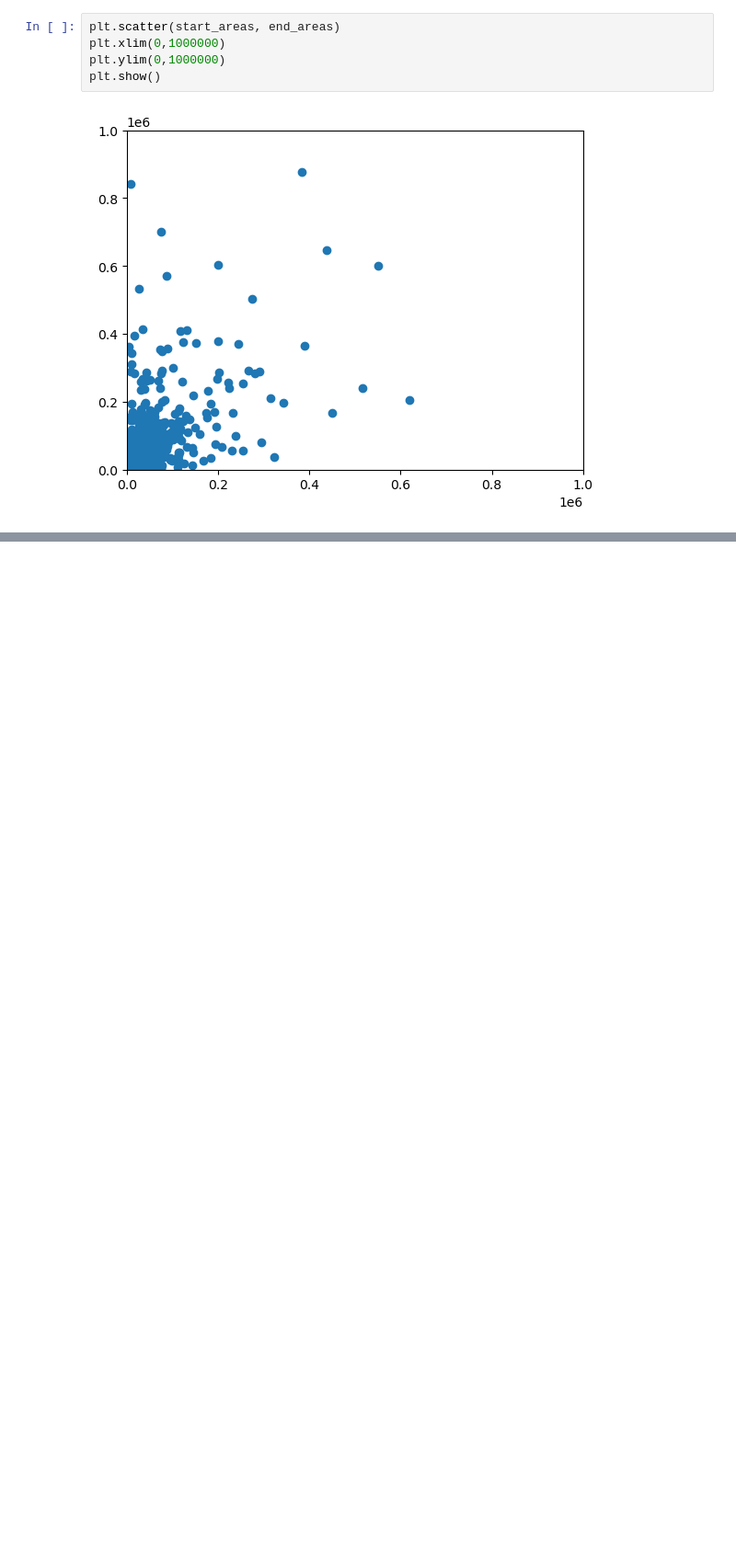
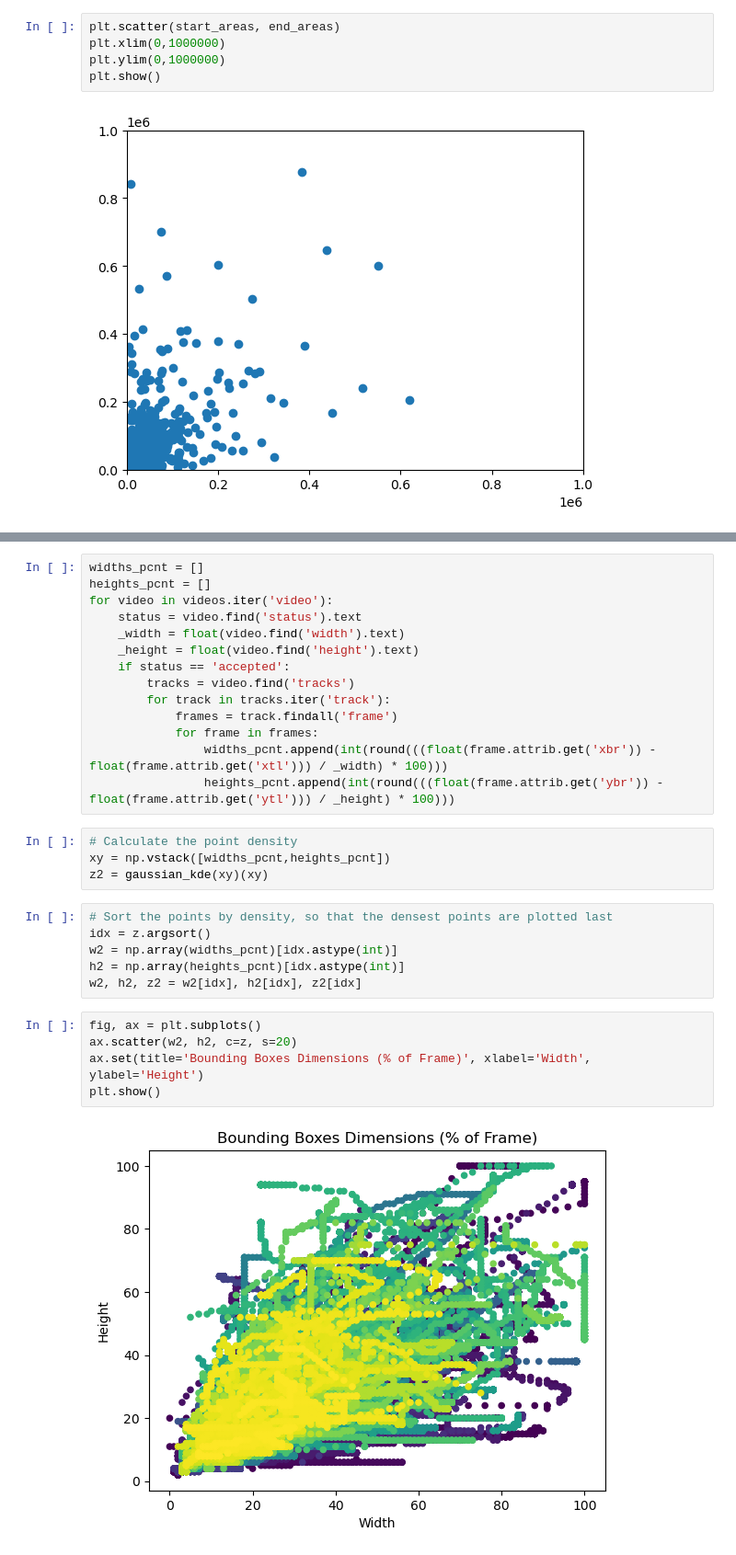
Before and after one commit to asandvik/Thesis, a Jupyter notebook: 1_Preprocessing/dataset_analysis.ipynb, the cells around one changed output, grey strips where cells are left out. Shown: that part at 92% size. Saved outputs shown, nothing was run; the diff lists cells and outputs as text; blank space fills up the shorter version.

```diff
--- a/1_Preprocessing/dataset_analysis.ipynb
+++ b/1_Preprocessing/dataset_analysis.ipynb
@@ -219,0 +252,31 @@ plt.show()
+# %%
+widths_pcnt = []
+heights_pcnt = []
+for video in videos.iter('video'):
+    status = video.find('status').text
+    _width = float(video.find('width').text)
+    _height = float(video.find('height').text)
+    if status == 'accepted':
+        tracks = video.find('tracks')
+        for track in tracks.iter('track'):
+            frames = track.findall('frame')
+            for frame in frames:
+                widths_pcnt.append(int(round(((float(frame.attrib.get('xbr')) - float(frame.attrib.get('xtl'))) / _width) * 100)))
+                heights_pcnt.append(int(round(((float(frame.attrib.get('ybr')) - float(frame.attrib.get('ytl'))) / _height) * 100)))
+# %%
+# Calculate the point density
+xy = np.vstack([widths_pcnt,heights_pcnt])
+z2 = gaussian_kde(xy)(xy)
+# %%
+# Sort the points by density, so that the densest points are plotted last
+idx = z.argsort()
+w2 = np.array(widths_pcnt)[idx.astype(int)]
+h2 = np.array(heights_pcnt)[idx.astype(int)]
+w2, h2, z2 = w2[idx], h2[idx], z2[idx]
+# %%
+fig, ax = plt.subplots()
+ax.scatter(w2, h2, c=z, s=20)
+ax.set(title='Bounding Boxes Dimensions (% of Frame)', xlabel='Width', ylabel='Height')
+plt.show()
+# %% [output]
+[figure, added]
```
Also changed, not shown: parts of 5 cells of this notebook, 16 other files.
